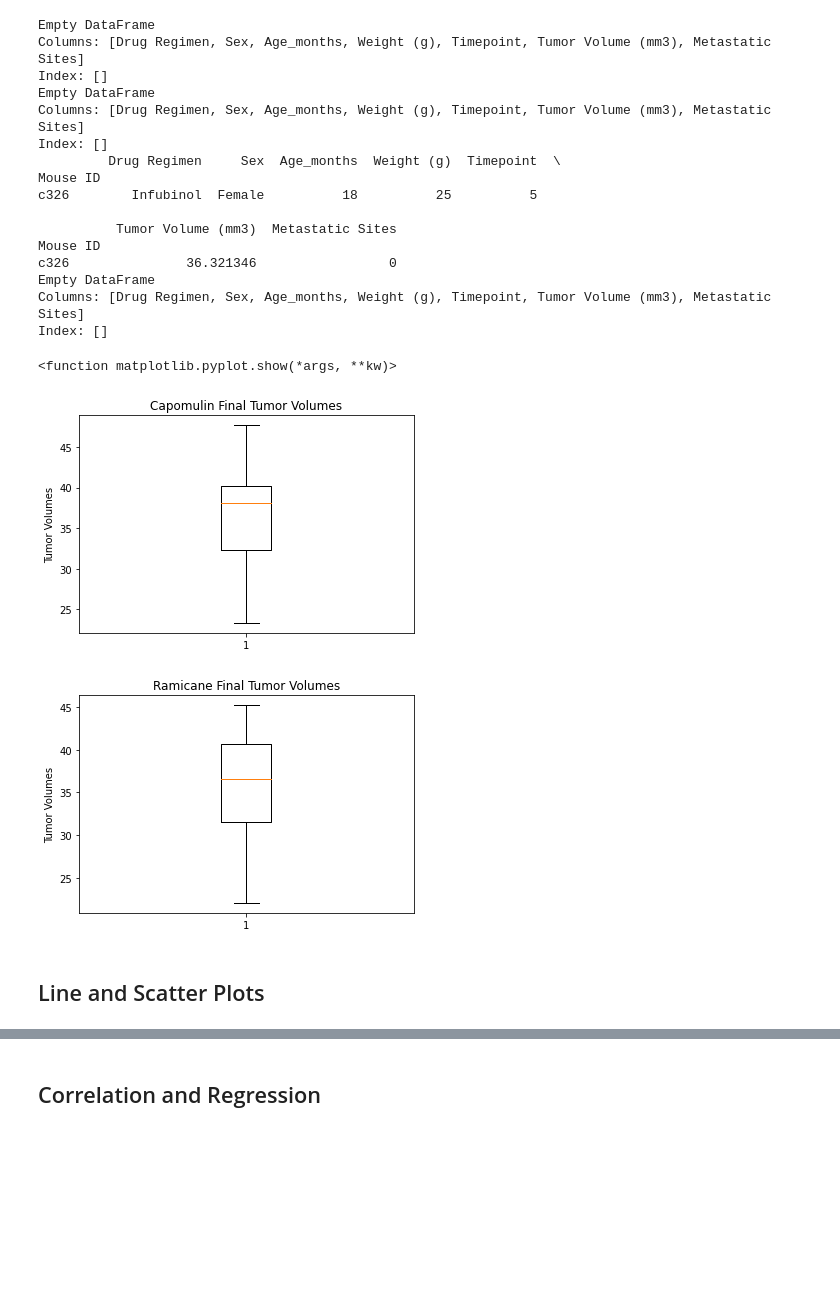
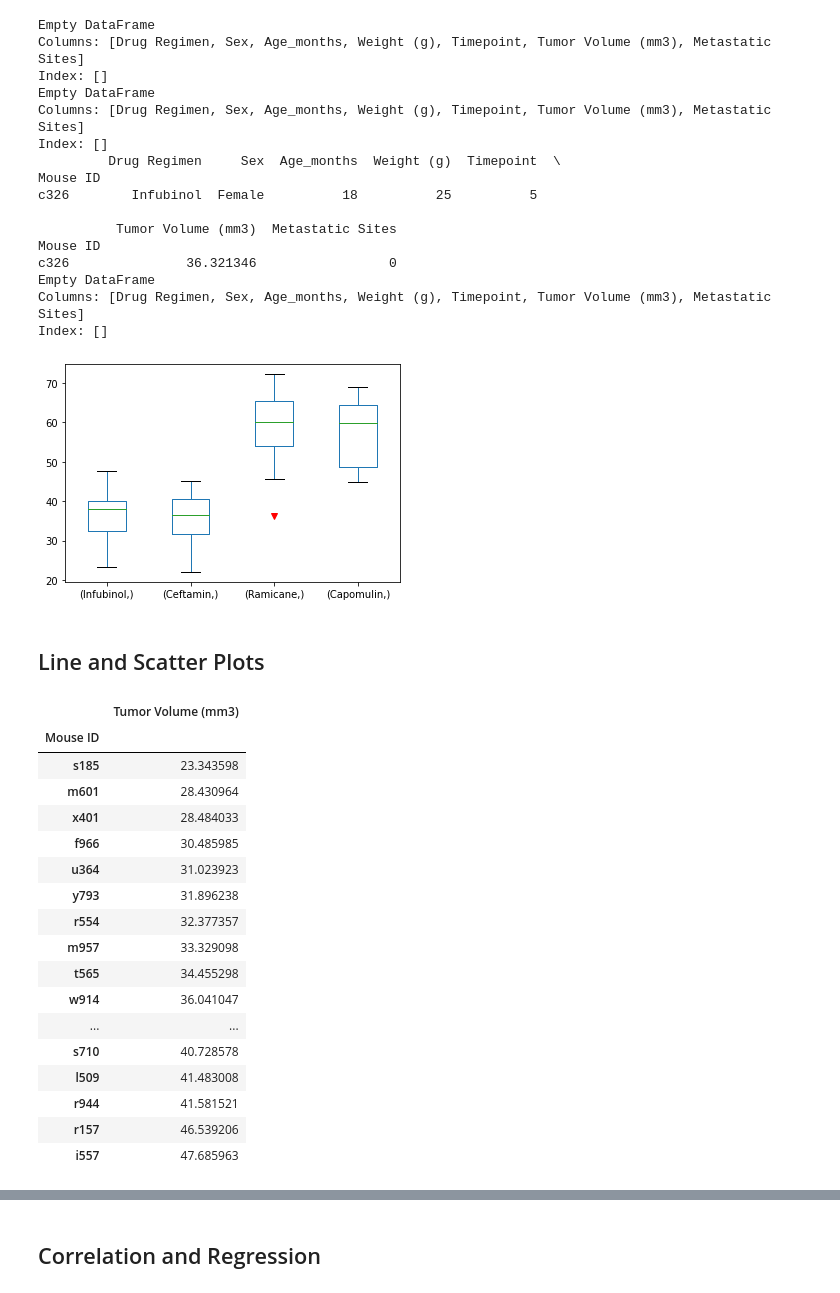
Before and after one commit to jMacProd/MatplotlibChallenge, a Jupyter notebook: Pymaceuticals/pymaceuticals.ipynb, the cells around one changed output, grey strips where cells are left out. Saved outputs shown, nothing was run; the diff lists cells and outputs as text; code cells hidden in the pictures; blank space fills up the shorter version.

Commit message:
Backup Matplotlib

```diff
--- a/Pymaceuticals/pymaceuticals.ipynb
+++ b/Pymaceuticals/pymaceuticals.ipynb
@@ -546,27 +548,52 @@ c326               36.321346                 0
 Empty DataFrame
 Columns: [Drug Regimen, Sex, Age_months, Weight (g), Timepoint, Tumor Volume (mm3), Metastatic Sites]
 Index: []
-# %%
-# Generate a box plot of the final tumor volume of each mouse across four regimens of interest
-    # Example outlier plot of reaction times
-#times = [96,98,100,105,85,88,95,100,101,102,97,98,5]
-figCapomulin, axCapomulin = plt.subplots()
-axCapomulin.set_title('Capomulin Final Tumor Volumes')
-axCapomulin.set_ylabel('Tumor Volumes')
-axCapomulin.boxplot(CapomulinSeries)
-
-figRamicane, axRamicane = plt.subplots()
-axRamicane.set_title('Ramicane Final Tumor Volumes')
-axRamicane.set_ylabel('Tumor Volumes')
-axRamicane.boxplot(RamicaneSeries)
-
-
-
-
-plt.show
-# %% [output]
-<function matplotlib.pyplot.show(*args, **kw)>
-[figure, removed]
-[figure, removed]
+# %%
+# Generate a box plot of the final tumor volume of each mouse across four regimens of interest
+
+#my_dict = {'ABC': [34.54, 34.345, 34.761], 'DEF': [34.541, 34.748, 34.482]}
+#create boxplot
+
+
+df = pd.concat([CapomulinSeries, RamicaneSeries, InfubinolSeries, CeftaminSeries], axis=1)
+df.columns = [topfourtreatmentslist]
+ax = df.boxplot(grid=False, sym="rv")
+
+
+##### MY X LABELS ARE IN THE WRONG ORDER
+
+
+
+#fig, ax = plt.subplots() - i need to create subplots further up the order of things!!!!!!!!
+#ax.boxplot(my_dict.values())
+#ax.set_xticklabels(my_dict.keys())
+# %% [output]
+[figure, added]
 # %% [markdown]
 ## Line and Scatter Plots
+# %%
+# Generate a line plot of time point versus tumor volume for a mouse treated with Capomulin
+
+    #found the mouse with the smallest tumor at the last time point
+
+Capomulin.sort_values("Tumor Volume (mm3)", ascending=True)
+    #mouse selected is S185 from initial cleaned dats
+# %% [output]
+|  | Tumor Volume (mm3) |
+| Mouse ID |  |
+| s185 | 23.343598 |
+| m601 | 28.430964 |
+| x401 | 28.484033 |
+| f966 | 30.485985 |
+| u364 | 31.023923 |
+| y793 | 31.896238 |
+| r554 | 32.377357 |
+| m957 | 33.329098 |
+| t565 | 34.455298 |
+| w914 | 36.041047 |
+| ... | ... |
+| s710 | 40.728578 |
+| l509 | 41.483008 |
+| r944 | 41.581521 |
+| r157 | 46.539206 |
+| i557 | 47.685963 |
```
Also changed, not shown: parts of 7 cells of this notebook.
